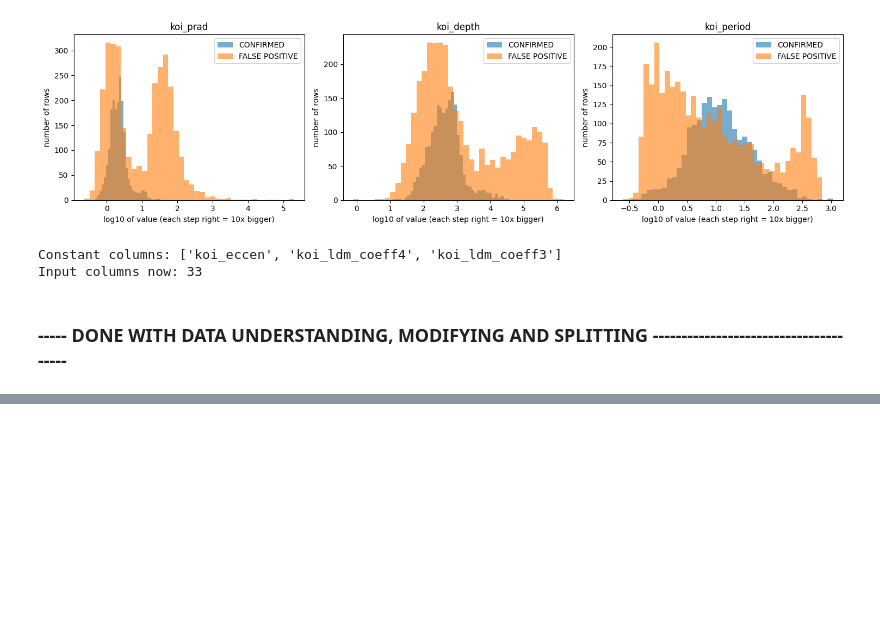
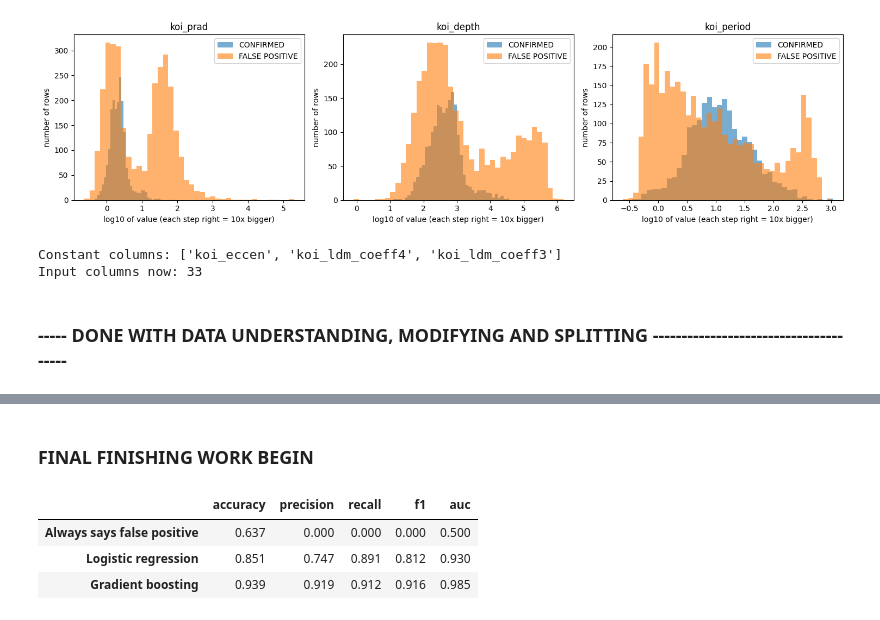
Before and after one commit to tishasetia13/planet-or-not, a Jupyter notebook: planet_or_not_model.ipynb, the cells around one changed output, grey strips where cells are left out. Cells and saved outputs as stored; diff of their text form; code cells hidden in the pictures; blank space fills up the shorter version.

```diff
--- a/planet_or_not_model.ipynb
+++ b/planet_or_not_model.ipynb
@@ -455,0 +552,63 @@ Input columns now: 33
+# %% [markdown]
+### FINAL FINISHING WORK BEGIN
+# %%
+# ===== CELL 1: train three models and compare them on the VALIDATION pile =====
+
+# Stage 1: imports
+import numpy as np
+import pandas as pd
+from sklearn.dummy import DummyClassifier
+from sklearn.linear_model import LogisticRegression
+from sklearn.ensemble import HistGradientBoostingClassifier
+from sklearn.impute import SimpleImputer
+from sklearn.preprocessing import QuantileTransformer
+from sklearn.pipeline import make_pipeline
+from sklearn.metrics import (accuracy_score, precision_score, recall_score,
+                             f1_score, roc_auc_score)
+
+# Stage 2: split each pile into inputs (X) and answers (y); y = 1 means planet, 0 means false positive
+def split_xy(df):
+    """Return the model inputs X and the 0/1 answers y (1 = CONFIRMED planet) for one pile."""
+    X = df[feature_cols]
+    y = (df[label_col] == "CONFIRMED").astype(int)
+    return X, y
+
+X_train, y_train = split_xy(train_df)
+X_val, y_val = split_xy(val_df)
+X_test, y_test = split_xy(test_df)        # made now, but NOT used until Cell 2
+
+# Stage 3: the three models we compare
+models = {
+    "Always says false positive": DummyClassifier(strategy="most_frequent"),
+    "Logistic regression": make_pipeline(
+        SimpleImputer(strategy="median"),                         # fill blanks with the middle value
+        QuantileTransformer(output_distribution="normal", random_state=SEED),   # tame huge outliers
+        LogisticRegression(max_iter=2000, class_weight="balanced")),
+    "Gradient boosting": HistGradientBoostingClassifier(random_state=SEED),     # handles blanks by itself
+}
+
+# Stage 4: a function that scores a fitted model on one pile
+def evaluate(model, X, y):
+    """Return accuracy, precision, recall, F1 and AUC of a fitted model on one pile."""
+    pred = model.predict(X)                       # hard answers: 0 or 1
+    prob = model.predict_proba(X)[:, 1]           # how sure the model is that it is a planet
+    return {
+        "accuracy": accuracy_score(y, pred),
+        "precision": precision_score(y, pred, zero_division=0),
+        "recall": recall_score(y, pred, zero_division=0),
+        "f1": f1_score(y, pred, zero_division=0),
+        "auc": roc_auc_score(y, prob),
+    }
+
+# Stage 5: train every model on the TRAIN pile, score it on the VALIDATION pile
+val_rows = {}
+for name, model in models.items():
+    model.fit(X_train, y_train)
+    val_rows[name] = evaluate(model, X_val, y_val)
+val_scores = pd.DataFrame(val_rows).T.round(3)
+display(val_scores)
+# %% [output]
+|  | accuracy | precision | recall | f1 | auc |
+| Always says false positive | 0.637 | 0.000 | 0.000 | 0.000 | 0.500 |
+| Logistic regression | 0.851 | 0.747 | 0.891 | 0.812 | 0.930 |
+| Gradient boosting | 0.939 | 0.919 | 0.912 | 0.916 | 0.985 |
```
Also changed, not shown: parts of 4 cells of this notebook.
